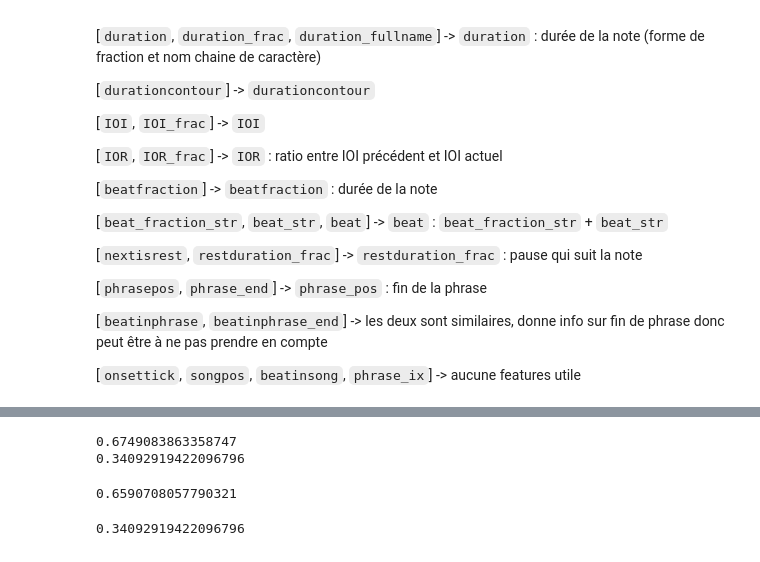
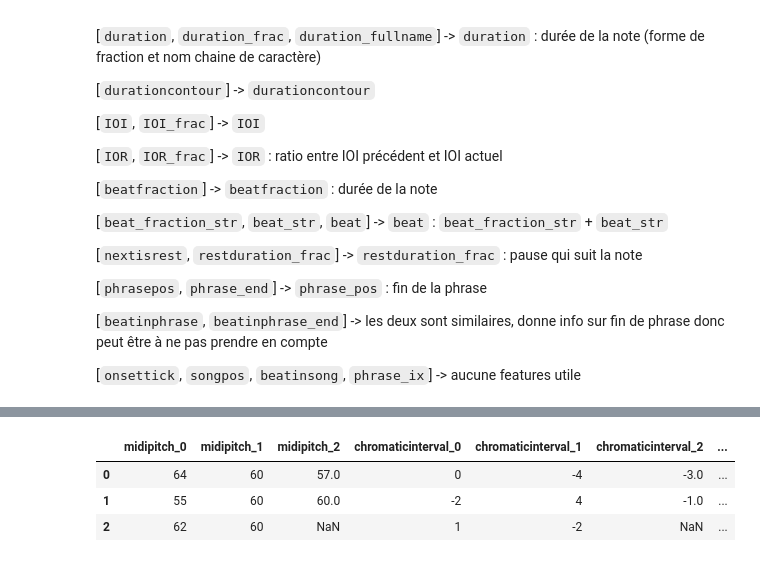
Before and after one commit to pargass/projet_fin_de_phrases_musicales, a Jupyter notebook: musique.ipynb, the cells around one changed output, grey strips where cells are left out. Saved outputs shown, nothing was run; the diff lists cells and outputs as text; code cells hidden in the pictures.

```diff
--- a/musique.ipynb
+++ b/musique.ipynb
@@ -419,15 +384,3 @@ imacontour
 durationcontour
 restduration_frac
 phrase_end
-# %%
-values = {}
-print(transformed_sub_seqs_df.columns)
-for col in transformed_sub_seqs_df.columns:
-    if col != 'phrase_end':
-        print(col)
-        for x in transformed_sub_seqs_df[col]:
-            if None in x:
-                if col not in values:
-                    values[col] = 1
-                else:
-                    values[col] += 1
@@ -533,10 +447,37 @@ weighted avg       0.71      0.72      0.71     23741
 # %%
-print(models['Random Forest'].score(X_test, y_test))
-print(models['Logistic Regression'].score(X_test, y_test))
-print(models['SVM'].score(X_test, y_test))
-print(models['KNN'].score(X_test, y_test))
+# print(models['Random Forest'].score(X_test, y_test))
+# print(models['Logistic Regression'].score(X_test, y_test))
+# print(models['SVM'].score(X_test, y_test))
+# print(models['KNN'].score(X_test, y_test))
-# %% [output]
-0.6749083863358747
-0.34092919422096796
-0.6590708057790321
-0.34092919422096796
+# %%
+import pandas as pd
+
+def flatten_row(row):
+    flattened = {}
+    for attr, values in row.items():
+        if isinstance(values, list):  # Si la valeur est une liste
+            for i, val in enumerate(values):
+                flattened[f"{attr}_{i}"] = val
+        else:
+            flattened[attr] = values  # Si ce n'est pas une liste
+    return flattened
+
+def flatten_dataframe(data):
+    flattened_rows = [flatten_row(row) for _, row in data.iterrows()]
+    return pd.DataFrame(flattened_rows)
+# %%
+# Exemple de données
+data = pd.DataFrame([
+    {'midipitch': [64, 60, 57], 'chromaticinterval': [0, -4, -3], 'phrase_end': 0},
+    {'midipitch': [55, 60, 60], 'chromaticinterval': [-2, 4, -1], 'phrase_end': 1},
+    {'midipitch': [62, 60], 'chromaticinterval': [1, -2], 'phrase_end': 0}
+])
+
+# Transformation
+flattened_data = flatten_dataframe(data)
+flattened_data
+# %% [output]
+|  | midipitch_0 | midipitch_1 | midipitch_2 | chromaticinterval_0 | chromaticinterval_1 | chromaticinterval_2 | ... |
+| 0 | 64 | 60 | 57.0 | 0 | -4 | -3.0 | ... |
+| 1 | 55 | 60 | 60.0 | -2 | 4 | -1.0 | ... |
+| 2 | 62 | 60 | NaN | 1 | -2 | NaN | ... |
```
Also changed, not shown: parts of 13 cells of this notebook.
